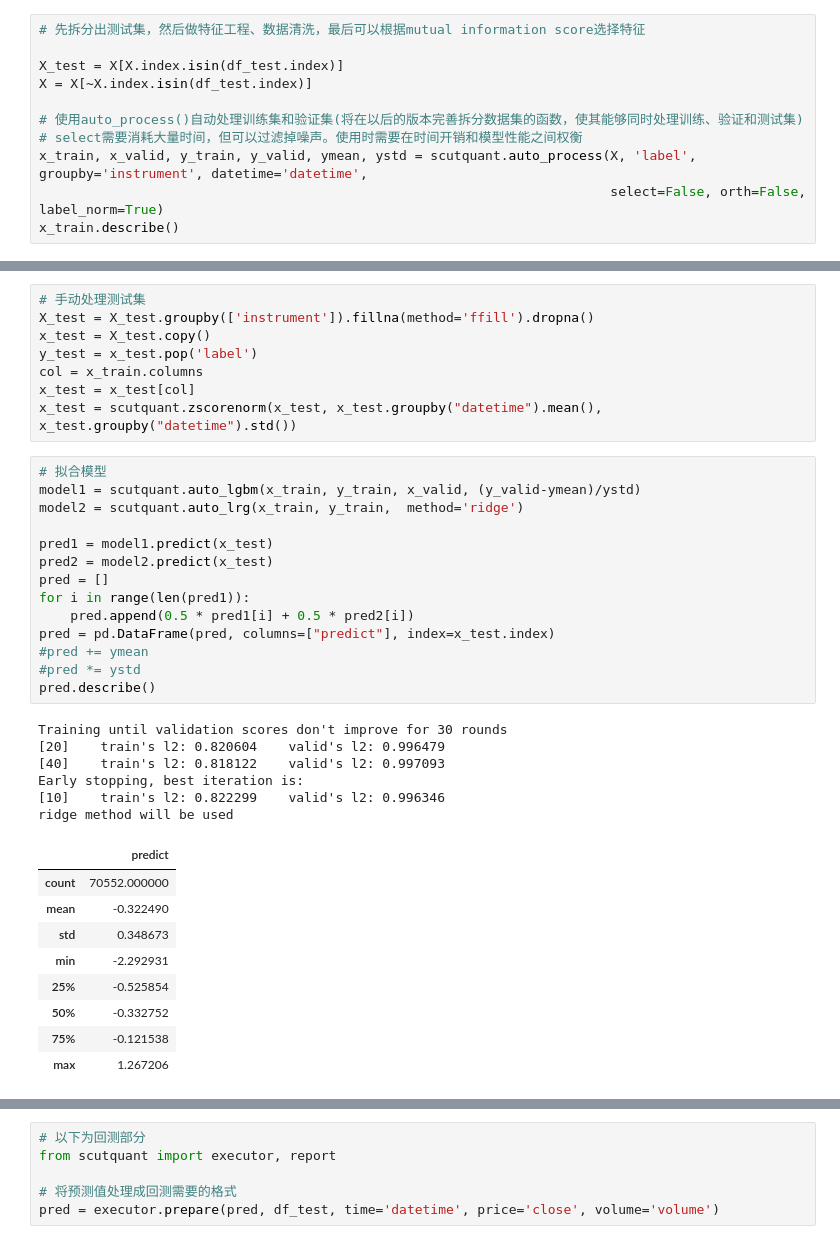
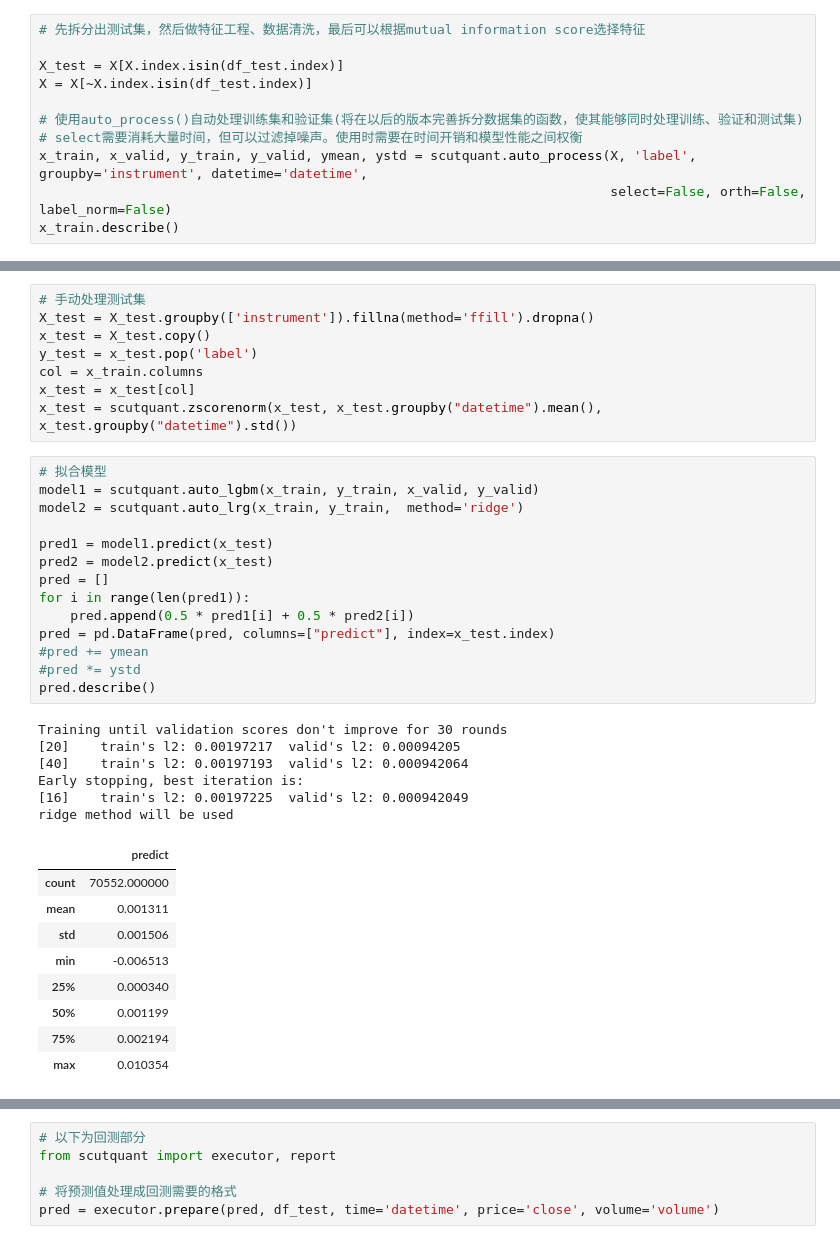
Before and after one commit to HaoningChen/scutquant, a Jupyter notebook: 实践案例/tutorial.ipynb, the cells around one changed output, grey strips where cells are left out. Saved outputs shown, nothing was run; the diff lists cells and outputs as text.

```diff
--- a/实践案例/tutorial.ipynb
+++ b/实践案例/tutorial.ipynb
@@ -124,7 +124,7 @@ X = X[~X.index.isin(df_test.index)]
 # 使用auto_process()自动处理训练集和验证集(将在以后的版本完善拆分数据集的函数，使其能够同时处理训练、验证和测试集)
 # select需要消耗大量时间，但可以过滤掉噪声。使用时需要在时间开销和模型性能之间权衡
 x_train, x_valid, y_train, y_valid, ymean, ystd = scutquant.auto_process(X, 'label', groupby='instrument', datetime='datetime',
-                                                                         select=False, orth=False, label_norm=True)
+                                                                         select=False, orth=False, label_norm=False)
 x_train.describe()
 # %% [output]
 <class 'pandas.core.frame.DataFrame'>
@@ -164,34 +162,34 @@ x_test = x_test[col]
 x_test = scutquant.zscorenorm(x_test, x_test.groupby("datetime").mean(), x_test.groupby("datetime").std())
 # %%
 # 拟合模型
-model1 = scutquant.auto_lgbm(x_train, y_train, x_valid, (y_valid-ymean)/ystd)
+model1 = scutquant.auto_lgbm(x_train, y_train, x_valid, y_valid)
 model2 = scutquant.auto_lrg(x_train, y_train,  method='ridge')
 
 pred1 = model1.predict(x_test)
 pred2 = model2.predict(x_test)
 pred = []
 for i in range(len(pred1)):
     pred.append(0.5 * pred1[i] + 0.5 * pred2[i])
 pred = pd.DataFrame(pred, columns=["predict"], index=x_test.index)
 #pred += ymean
 #pred *= ystd
 pred.describe()
 # %% [output]
 Training until validation scores don't improve for 30 rounds
-[20]    train's l2: 0.820604    valid's l2: 0.996479
-[40]    train's l2: 0.818122    valid's l2: 0.997093
+[20]    train's l2: 0.00197217  valid's l2: 0.00094205
+[40]    train's l2: 0.00197193  valid's l2: 0.000942064
 Early stopping, best iteration is:
-[10]    train's l2: 0.822299    valid's l2: 0.996346
+[16]    train's l2: 0.00197225  valid's l2: 0.000942049
 ridge method will be used
 |  | predict |
 | count | 70552.000000 |
-| mean | -0.322490 |
-| std | 0.348673 |
-| min | -2.292931 |
-| 25% | -0.525854 |
-| 50% | -0.332752 |
-| 75% | -0.121538 |
-| max | 1.267206 |
+| mean | 0.001311 |
+| std | 0.001506 |
+| min | -0.006513 |
+| 25% | 0.000340 |
+| 50% | 0.001199 |
+| 75% | 0.002194 |
+| max | 0.010354 |
 # %%
 # 使用IC评判拟合优度
 ic, icir, rank_ic, rank_icir = scutquant.ic_ana(pred, y_test, groupby='datetime')
```
Also changed, not shown: parts of 6 cells of this notebook.
